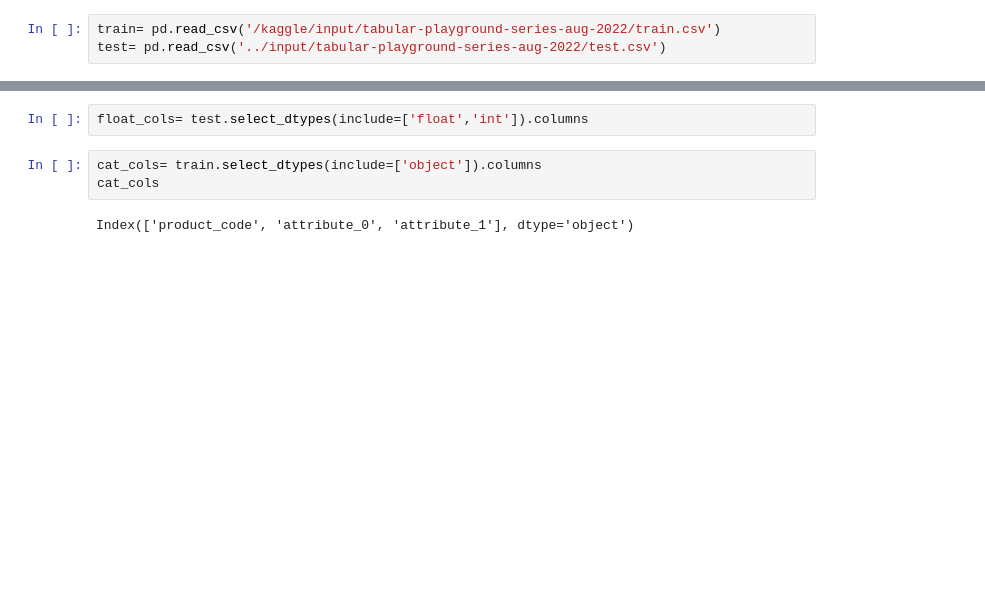
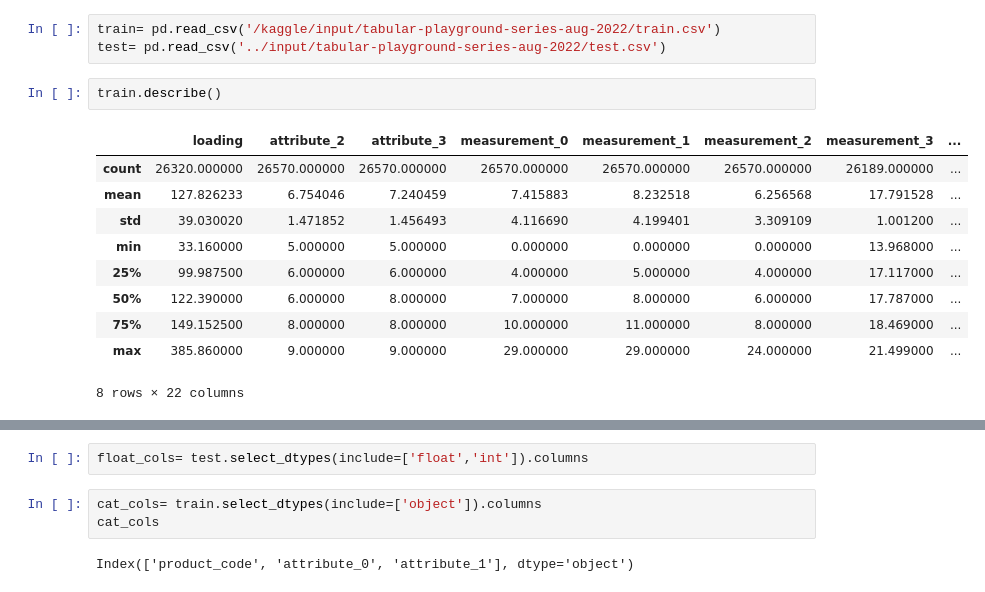
Before and after one commit to camelgeresa/Playgroud-Aug22, a Jupyter notebook: playground-series.ipynb, the cells around one changed output, grey strips where cells are left out. Saved outputs shown, nothing was run; the diff lists cells and outputs as text; blank space fills up the shorter version.

```diff
--- a/playground-series.ipynb
+++ b/playground-series.ipynb
@@ -7,3 +17,16 @@ from sklearn.impute import SimpleImputer
 # %%
 train= pd.read_csv('/kaggle/input/tabular-playground-series-aug-2022/train.csv')
 test= pd.read_csv('../input/tabular-playground-series-aug-2022/test.csv')
+# %%
+train.describe()
+# %% [output]
+|  | loading | attribute_2 | attribute_3 | measurement_0 | measurement_1 | measurement_2 | measurement_3 | ... |
+| count | 26320.000000 | 26570.000000 | 26570.000000 | 26570.000000 | 26570.000000 | 26570.000000 | 26189.000000 | ... |
+| mean | 127.826233 | 6.754046 | 7.240459 | 7.415883 | 8.232518 | 6.256568 | 17.791528 | ... |
+| std | 39.030020 | 1.471852 | 1.456493 | 4.116690 | 4.199401 | 3.309109 | 1.001200 | ... |
+| min | 33.160000 | 5.000000 | 5.000000 | 0.000000 | 0.000000 | 0.000000 | 13.968000 | ... |
+| 25% | 99.987500 | 6.000000 | 6.000000 | 4.000000 | 5.000000 | 4.000000 | 17.117000 | ... |
+| 50% | 122.390000 | 6.000000 | 8.000000 | 7.000000 | 8.000000 | 6.000000 | 17.787000 | ... |
+| 75% | 149.152500 | 8.000000 | 8.000000 | 10.000000 | 11.000000 | 8.000000 | 18.469000 | ... |
+| max | 385.860000 | 9.000000 | 9.000000 | 29.000000 | 29.000000 | 24.000000 | 21.499000 | ... |
+8 rows × 22 columns
```
Also changed, not shown: parts of 48 cells of this notebook.
